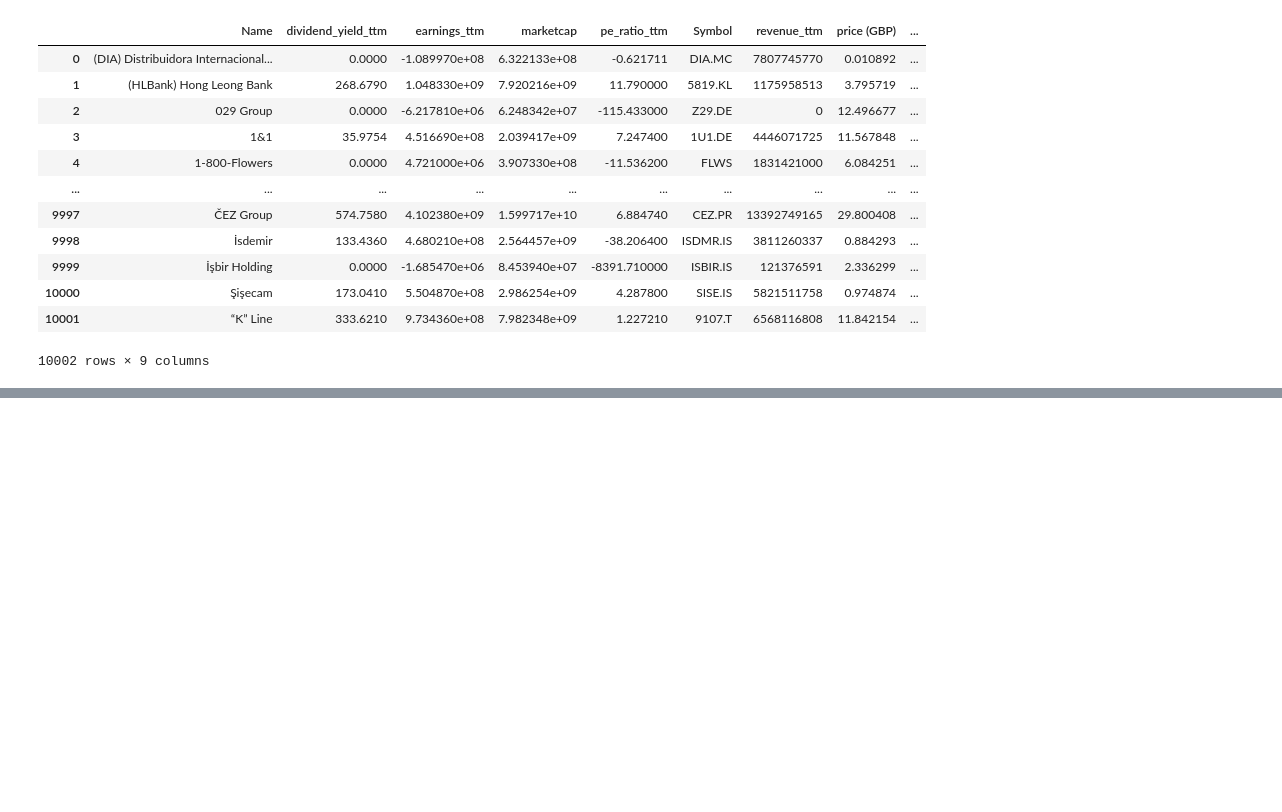
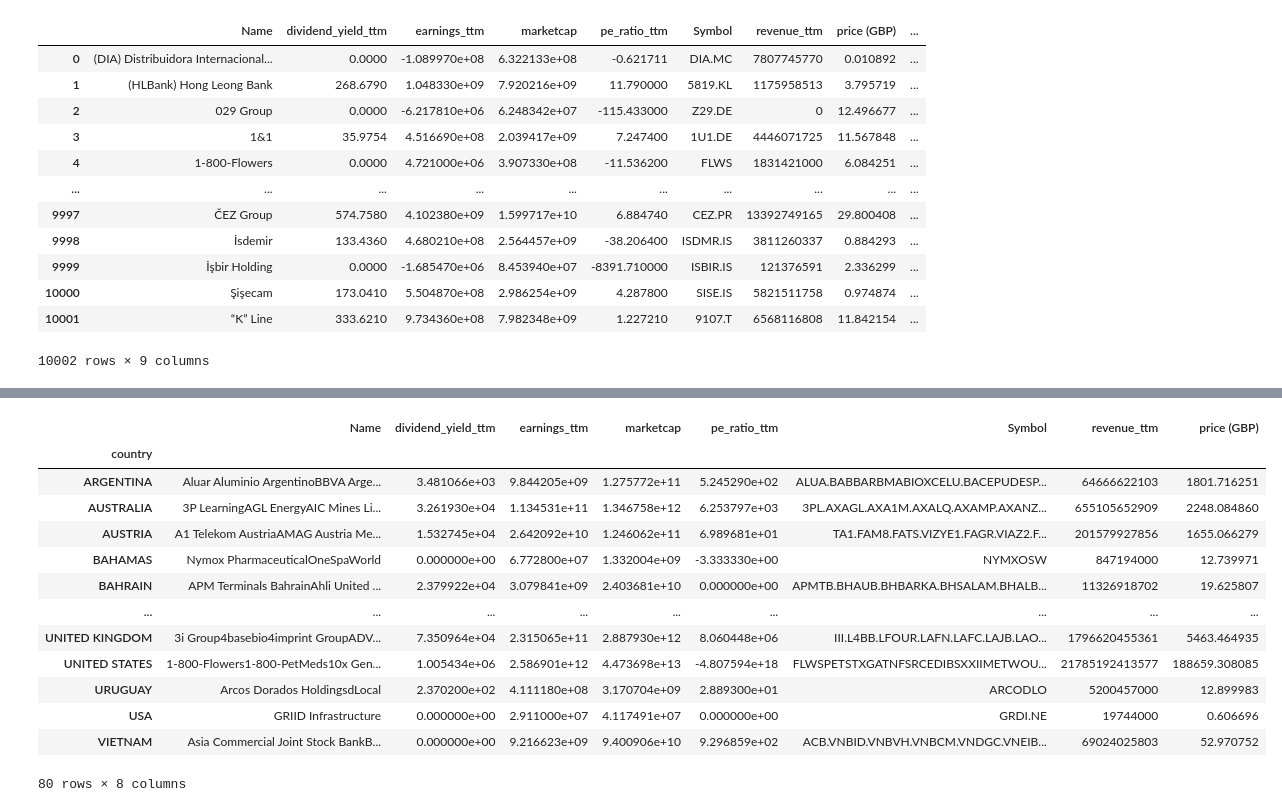
Before and after one commit to mks2607/Data_mks, a Jupyter notebook: Company.ipynb, the cells around one changed output, grey strips where cells are left out. Cells and saved outputs as stored; diff of their text form; code cells hidden in the pictures; blank space fills up the shorter version.

```diff
--- a/Company.ipynb
+++ b/Company.ipynb
@@ -246,0 +289,2 @@ new_table
+# %%
+new_table['country'] = new_table['country'].str.upper()
@@ -246,0 +307,4 @@ new_table
+# %%
+new_table['Symbol'] = new_table['Symbol'].str.swapcase()
+
+new_table
@@ -246,0 +325,19 @@ new_table
+# %%
+grouped_tab = new_table.groupby('country').sum()
+
+grouped_tab
+# %% [output]
+|  | Name | dividend_yield_ttm | earnings_ttm | marketcap | pe_ratio_ttm | Symbol | revenue_ttm | price (GBP) |
+| country |  |  |  |  |  |  |  |  |
+| ARGENTINA | Aluar Aluminio ArgentinoBBVA Arge... | 3.481066e+03 | 9.844205e+09 | 1.275772e+11 | 5.245290e+02 | ALUA.BABBARBMABIOXCELU.BACEPUDESP... | 64666622103 | 1801.716251 |
+| AUSTRALIA | 3P LearningAGL EnergyAIC Mines Li... | 3.261930e+04 | 1.134531e+11 | 1.346758e+12 | 6.253797e+03 | 3PL.AXAGL.AXA1M.AXALQ.AXAMP.AXANZ... | 655105652909 | 2248.084860 |
+| AUSTRIA | A1 Telekom AustriaAMAG Austria Me... | 1.532745e+04 | 2.642092e+10 | 1.246062e+11 | 6.989681e+01 | TA1.FAM8.FATS.VIZYE1.FAGR.VIAZ2.F... | 201579927856 | 1655.066279 |
+| BAHAMAS | Nymox PharmaceuticalOneSpaWorld | 0.000000e+00 | 6.772800e+07 | 1.332004e+09 | -3.333330e+00 | NYMXOSW | 847194000 | 12.739971 |
+| BAHRAIN | APM Terminals BahrainAhli United ... | 2.379922e+04 | 3.079841e+09 | 2.403681e+10 | 0.000000e+00 | APMTB.BHAUB.BHBARKA.BHSALAM.BHALB... | 11326918702 | 19.625807 |
+| ... | ... | ... | ... | ... | ... | ... | ... | ... |
+| UNITED KINGDOM | 3i Group4basebio4imprint GroupADV... | 7.350964e+04 | 2.315065e+11 | 2.887930e+12 | 8.060448e+06 | III.L4BB.LFOUR.LAFN.LAFC.LAJB.LAO... | 1796620455361 | 5463.464935 |
+| UNITED STATES | 1-800-Flowers1-800-PetMeds10x Gen... | 1.005434e+06 | 2.586901e+12 | 4.473698e+13 | -4.807594e+18 | FLWSPETSTXGATNFSRCEDIBSXXIIMETWOU... | 21785192413577 | 188659.308085 |
+| URUGUAY | Arcos Dorados HoldingsdLocal | 2.370200e+02 | 4.111180e+08 | 3.170704e+09 | 2.889300e+01 | ARCODLO | 5200457000 | 12.899983 |
+| USA | GRIID Infrastructure | 0.000000e+00 | 2.911000e+07 | 4.117491e+07 | 0.000000e+00 | GRDI.NE | 19744000 | 0.606696 |
+| VIETNAM | Asia Commercial Joint Stock BankB... | 0.000000e+00 | 9.216623e+09 | 9.400906e+10 | 9.296859e+02 | ACB.VNBID.VNBVH.VNBCM.VNDGC.VNEIB... | 69024025803 | 52.970752 |
+80 rows × 8 columns
```
Also changed, not shown: parts of 14 cells of this notebook.
